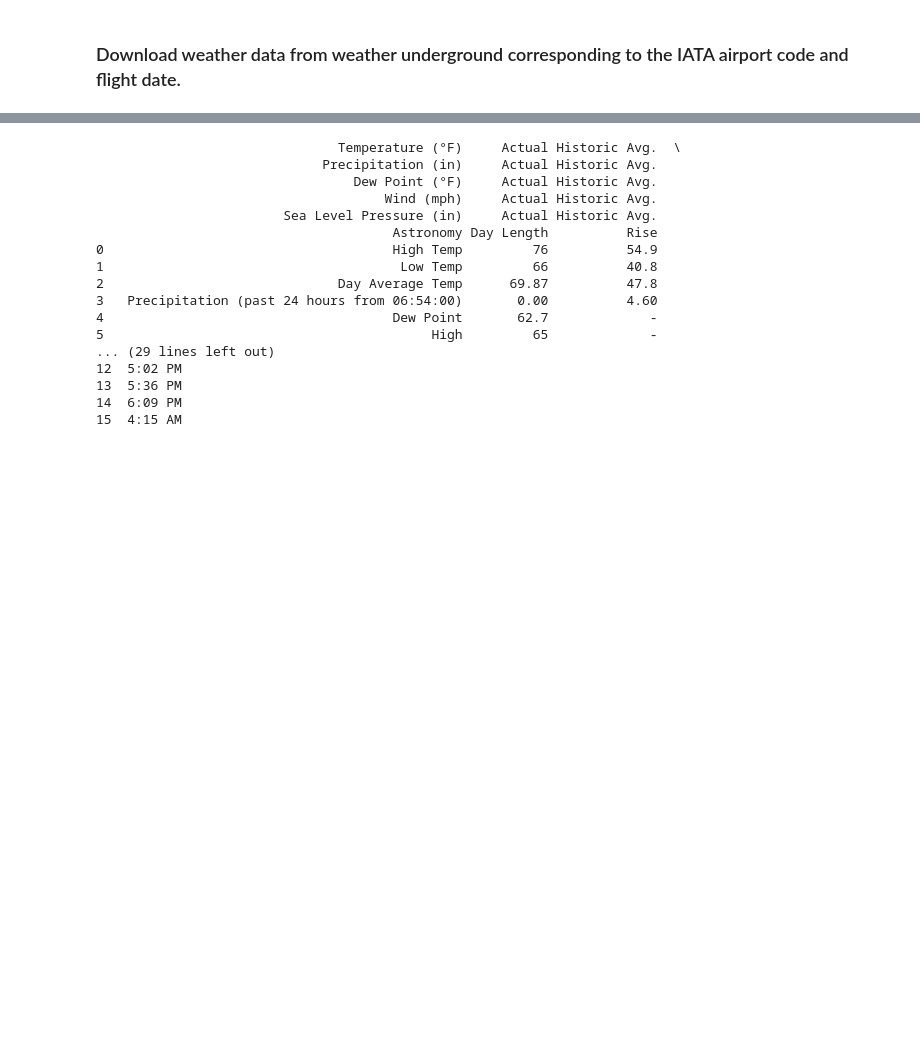
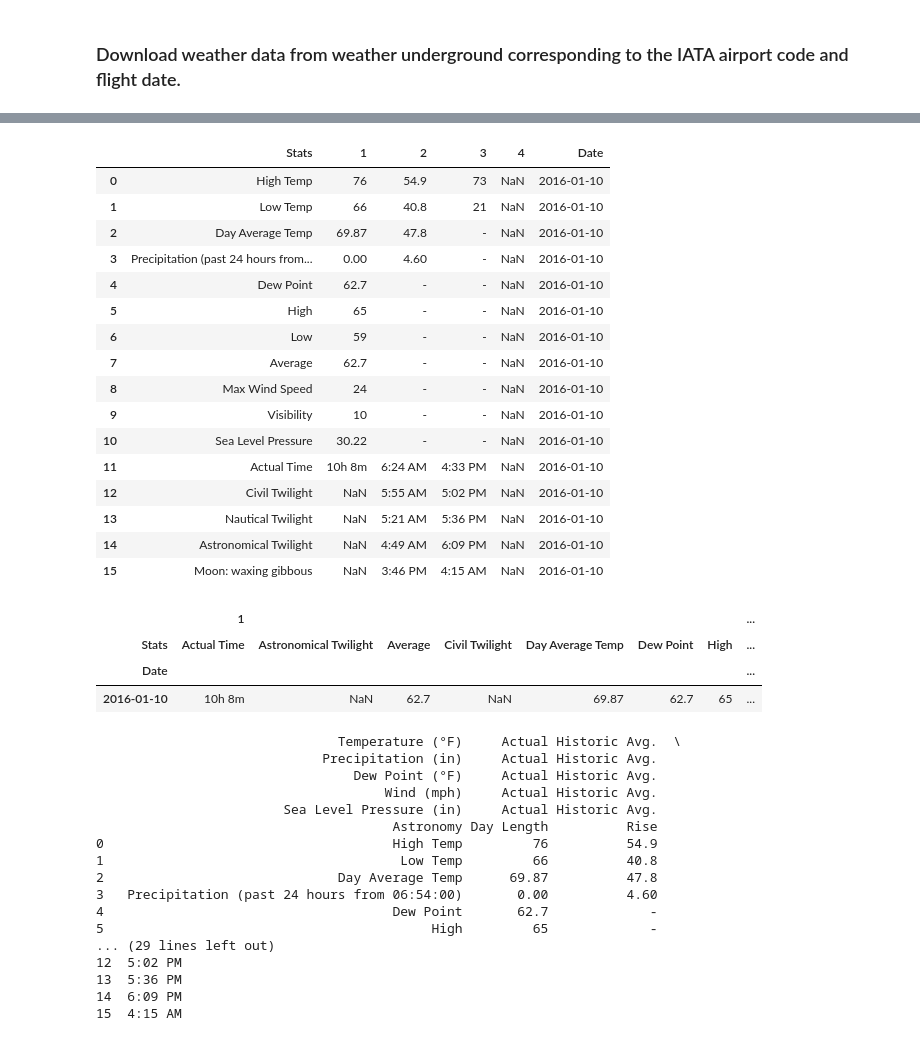
Before and after one commit to Oryder-green/FDS-project, a Jupyter notebook: Data Cleaning.ipynb, the cells around one changed output, grey strips where cells are left out. Saved outputs shown, nothing was run; the diff lists cells and outputs as text; code cells hidden in the pictures; blank space fills up the shorter version.

```diff
--- a/Data Cleaning.ipynb
+++ b/Data Cleaning.ipynb
@@ -183,3 +306,31 @@ airports
+# %%
+x
+# %% [output]
+|  | Stats | 1 | 2 | 3 | 4 | Date |
+| 0 | High Temp | 76 | 54.9 | 73 | NaN | 2016-01-10 |
+| 1 | Low Temp | 66 | 40.8 | 21 | NaN | 2016-01-10 |
+| 2 | Day Average Temp | 69.87 | 47.8 | - | NaN | 2016-01-10 |
+| 3 | Precipitation (past 24 hours from... | 0.00 | 4.60 | - | NaN | 2016-01-10 |
+| 4 | Dew Point | 62.7 | - | - | NaN | 2016-01-10 |
+| 5 | High | 65 | - | - | NaN | 2016-01-10 |
+| 6 | Low | 59 | - | - | NaN | 2016-01-10 |
+| 7 | Average | 62.7 | - | - | NaN | 2016-01-10 |
+| 8 | Max Wind Speed | 24 | - | - | NaN | 2016-01-10 |
+| 9 | Visibility | 10 | - | - | NaN | 2016-01-10 |
+| 10 | Sea Level Pressure | 30.22 | - | - | NaN | 2016-01-10 |
+| 11 | Actual Time | 10h 8m | 6:24 AM | 4:33 PM | NaN | 2016-01-10 |
+| 12 | Civil Twilight | NaN | 5:55 AM | 5:02 PM | NaN | 2016-01-10 |
+| 13 | Nautical Twilight | NaN | 5:21 AM | 5:36 PM | NaN | 2016-01-10 |
+| 14 | Astronomical Twilight | NaN | 4:49 AM | 6:09 PM | NaN | 2016-01-10 |
+| 15 | Moon: waxing gibbous | NaN | 3:46 PM | 4:15 AM | NaN | 2016-01-10 |
+# %%
+#before concatenate
+x.pivot(index="Date", columns=["Stats"], values =["1"])
+# %% [output]
+|  | 1 |  |  |  |  |  |  | ... |
+| Stats | Actual Time | Astronomical Twilight | Average | Civil Twilight | Day Average Temp | Dew Point | High | ... |
+| Date |  |  |  |  |  |  |  | ... |
+| 2016-01-10 | 10h 8m | NaN | 62.7 | NaN | 69.87 | 62.7 | 65 | ... |
 # %%
 #if airports don't return on Weather Undeground make a list of airport names that don't return.
 # get airport names from here: https://github.com/datasets/airport-codes/tree/master/data.
```
Also changed, not shown: parts of 24 cells of this notebook.
